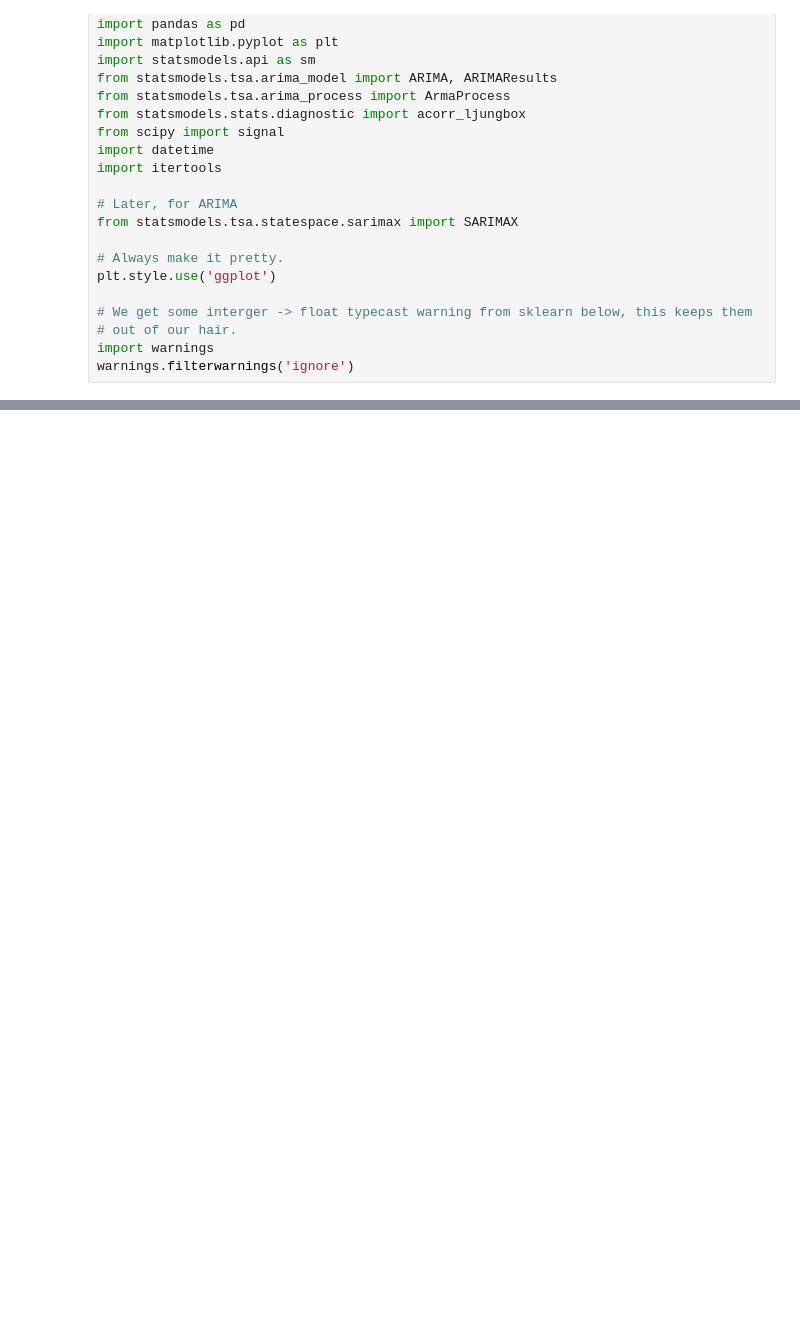
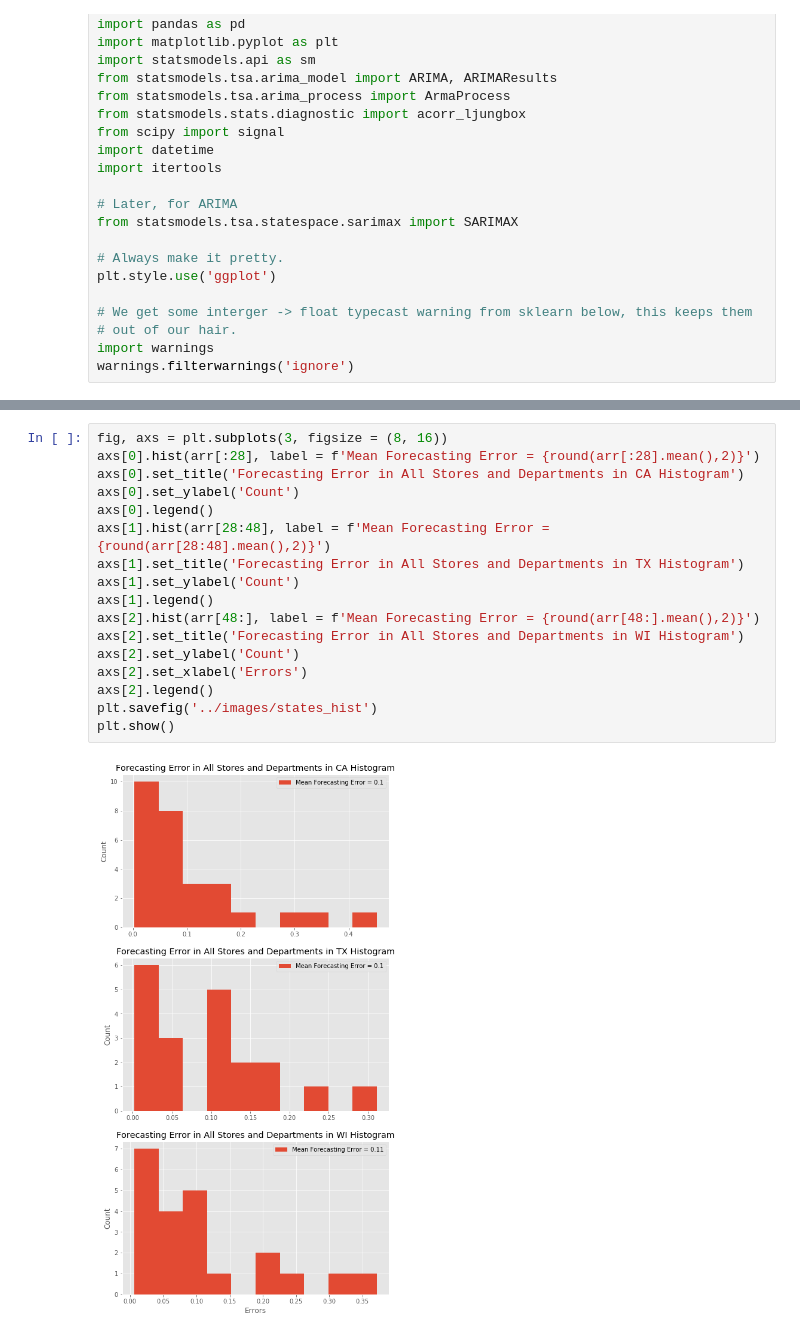
Before and after one commit to alecjonas/Forecasting_Walmart_Sales, a Jupyter notebook: notebooks/forecasting3.ipynb, the cells around one changed output, grey strips where cells are left out. Drawn from its saved outputs; the diff is of its cells as text; blank space fills up the shorter version.

```diff
--- a/notebooks/forecasting3.ipynb
+++ b/notebooks/forecasting3.ipynb
@@ -758,0 +732,19 @@ WI3 store mean forecasting error is 0.12
+# %%
+fig, axs = plt.subplots(3, figsize = (8, 16))
+axs[0].hist(arr[:28], label = f'Mean Forecasting Error = {round(arr[:28].mean(),2)}')
+axs[0].set_title('Forecasting Error in All Stores and Departments in CA Histogram')
+axs[0].set_ylabel('Count')
+axs[0].legend()
+axs[1].hist(arr[28:48], label = f'Mean Forecasting Error = {round(arr[28:48].mean(),2)}')
+axs[1].set_title('Forecasting Error in All Stores and Departments in TX Histogram')
+axs[1].set_ylabel('Count')
+axs[1].legend()
+axs[2].hist(arr[48:], label = f'Mean Forecasting Error = {round(arr[48:].mean(),2)}')
+axs[2].set_title('Forecasting Error in All Stores and Departments in WI Histogram')
+axs[2].set_ylabel('Count')
+axs[2].set_xlabel('Errors')
+axs[2].legend()
+plt.savefig('../images/states_hist')
+plt.show()
+# %% [output]
+[figure, added]
```
Also changed, not shown: parts of 39 cells of this notebook, 15 other files.
